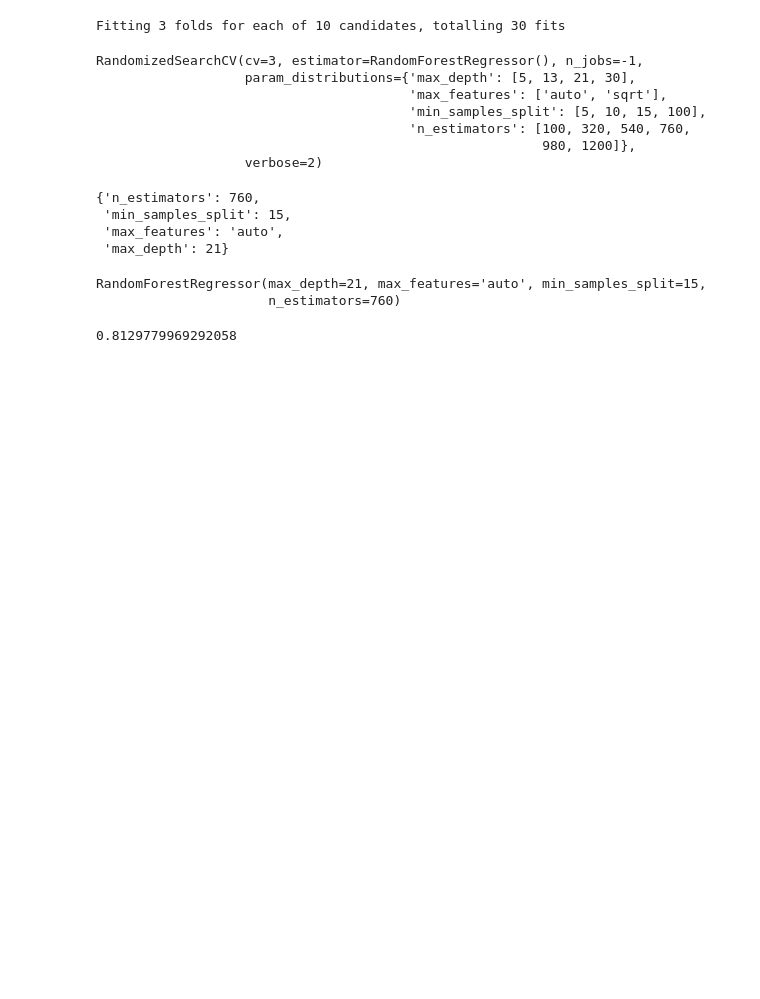
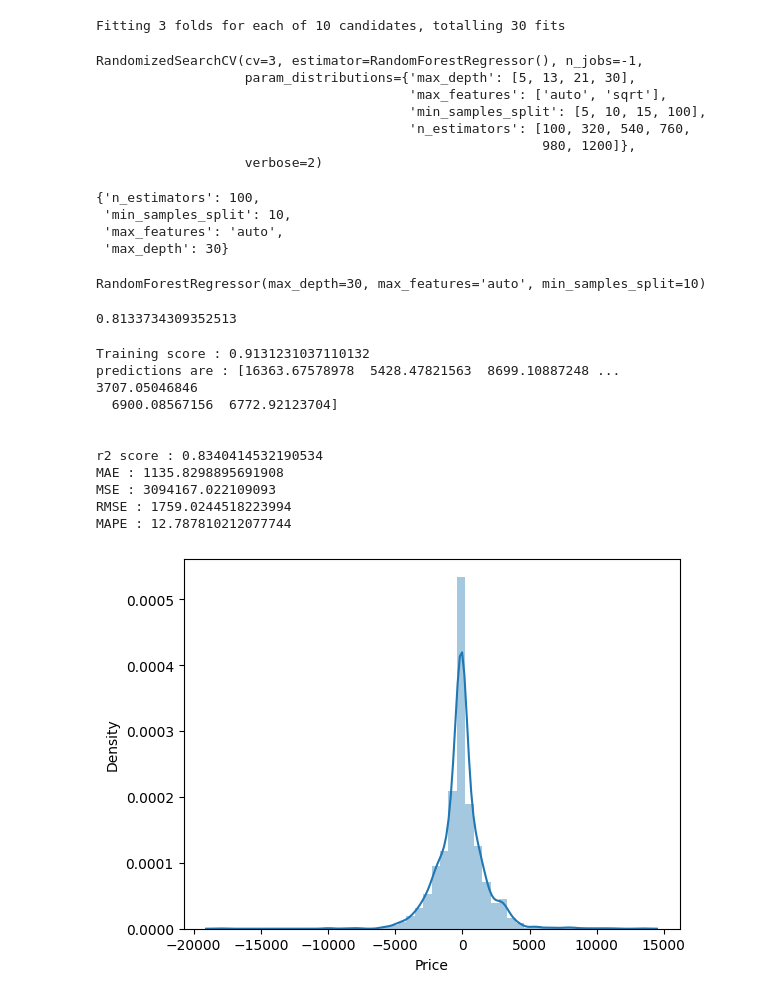
Before and after one commit to venkateshblks/Flight-Price-Prediction, a Jupyter notebook: flight_prediction.ipynb, the cells around one changed output. Drawn from its saved outputs; the diff is of its cells as text; code cells hidden in the pictures; blank space fills up the shorter version.

```diff
--- a/flight_prediction.ipynb
+++ b/flight_prediction.ipynb
@@ -968,0 +971,40 @@ MAPE : 15.187666983298588
+# %%
+def evaluate_model(model, X, y, model_name):
+    y_pred = model.predict(X)
+    mae = mean_absolute_error(y, y_pred)
+    mse = mean_squared_error(y, y_pred)
+    rmse = np.sqrt(mse)
+    r2 = r2_score(y, y_pred)
+    msle = mean_squared_log_error(y, y_pred)
+    mape = np.mean(np.abs((y - y_pred) / y)) * 100
+
+    results = {
+        'Model': model_name,
+        'MAE': mae,
+        'MSE': mse,
+        'RMSE': rmse,
+        'R-squared': r2,
+        'MSLE': msle,
+        'MAPE': mape
+    }
+    results_df = pd.DataFrame([results])
+    return results_df
+# %%
+all_metrics_df = pd.DataFrame()
+
+# List of models and their names
+models = [
+    (LinearRegression(), 'Linear Regression'),
+    (RandomForestRegressor(), 'Random Forest'),
+    (DecisionTreeRegressor(), 'Decision Tree'),
+    (Lasso(), 'Lasso'),
+    (Ridge(), 'Ridge'),
+    (ElasticNet(), 'ElasticNet'),
+
+]
+
+for model, name in models:
+    model.fit(X_train, y_train)
+    metrics_df = evaluate_model(model, X_test, y_test, name)
+    all_metrics_df = pd.concat([all_metrics_df, metrics_df], ignore_index=True)
+all_metrics_df
@@ -1016,16 +1066,29 @@ RandomizedSearchCV(cv=3, estimator=RandomForestRegressor(), n_jobs=-1,
 # %%
 rf_random.best_params_
 # %% [output]
-{'n_estimators': 760,
- 'min_samples_split': 15,
+{'n_estimators': 100,
+ 'min_samples_split': 10,
  'max_features': 'auto',
- 'max_depth': 21}
+ 'max_depth': 30}
 # %%
 rf_random.best_estimator_
 # %% [output]
-RandomForestRegressor(max_depth=21, max_features='auto', min_samples_split=15,
-                      n_estimators=760)
+RandomForestRegressor(max_depth=30, max_features='auto', min_samples_split=10)
 # %%
 rf_random.best_score_
 # %% [output]
-0.8129779969292058
+0.8133734309352513
+# %%
+predict(rf_random.best_estimator_)
+# %% [output]
+Training score : 0.9131231037110132
+predictions are : [16363.67578978  5428.47821563  8699.10887248 ...  3707.05046846
+  6900.08567156  6772.92123704]
+
+
+r2 score : 0.8340414532190534
+MAE : 1135.8298895691908
+MSE : 3094167.022109093
+RMSE : 1759.0244518223994
+MAPE : 12.787810212077744
+[figure, added]
```
Also changed, not shown: parts of 19 cells of this notebook.
